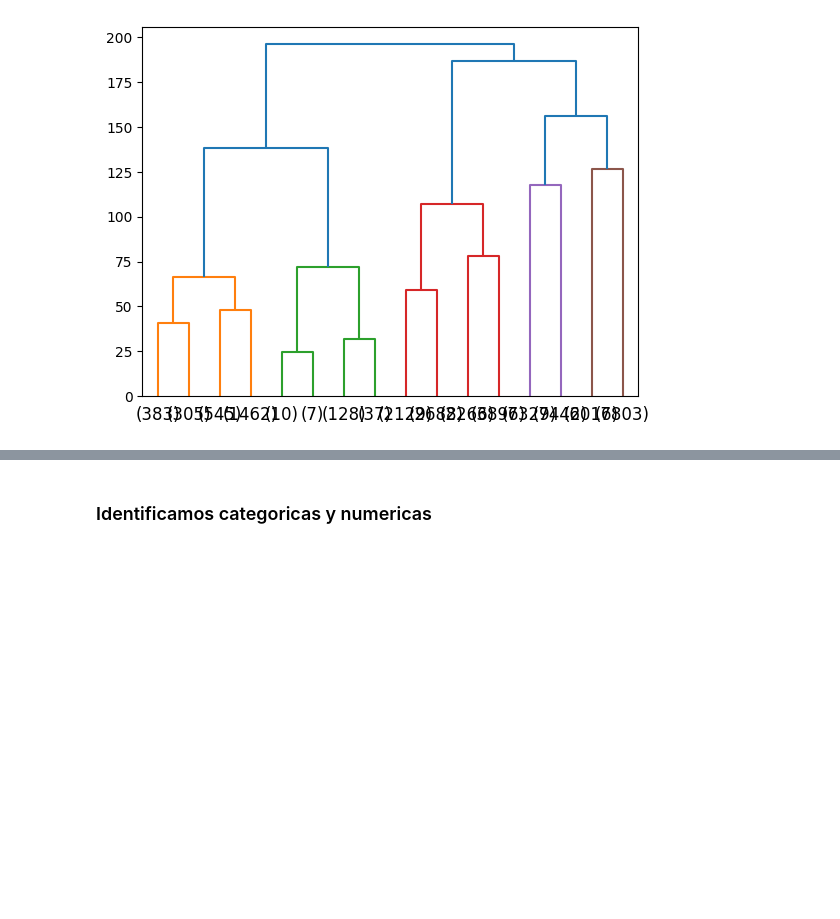
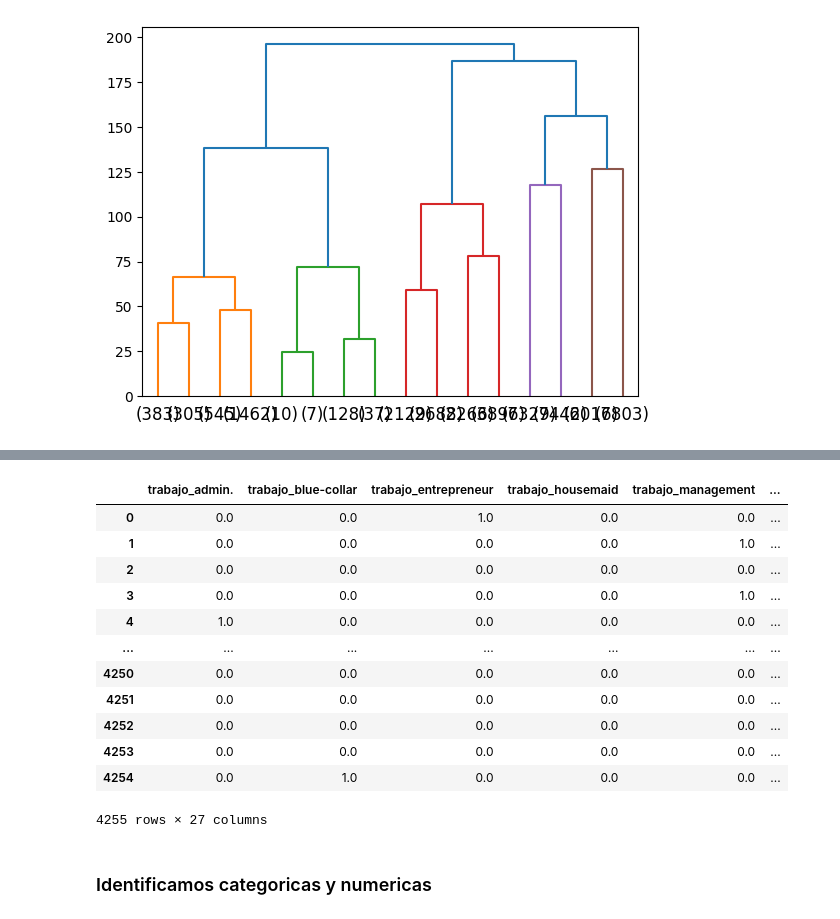
Before and after one commit to erxgli/Amacor_contexto_bancario, a Jupyter notebook: Caso_Práctico_3.ipynb, the cells around one changed output, grey strips where cells are left out. Saved outputs shown, nothing was run; the diff lists cells and outputs as text; code cells hidden in the pictures; blank space fills up the shorter version.

```diff
--- a/Caso_Práctico_3.ipynb
+++ b/Caso_Práctico_3.ipynb
@@ -184,0 +229,27 @@ df_cluster['clusters'] = grupos
+# %%
+# Tu código
+# Creamos el objeto que realizará la transformación
+
+#Instancio el OneHot
+onehot=OneHotEncoder()
+
+# Aplico el OneHot a la columna job y guardo el resultado en a
+onehot.fit(df_model_no_viewed_data_cluster[["trabajo","tipo_contacto","estado_civil","deuda","vivienda","prestamo"]])
+a=onehot.transform(df_model_no_viewed_data_cluster[["trabajo","tipo_contacto","estado_civil","deuda","vivienda","prestamo"]])
+
+# Convierto el a en data frame y lo llamo encoded_df
+encoded_df = pd.DataFrame(a.toarray(), columns=onehot.get_feature_names_out(["trabajo","tipo_contacto","estado_civil","deuda","vivienda","prestamo"]))
+
+# Reseteo el índice de los dos data frames antes de concatenarlos
+df_model_no_viewed_data_cluster.reset_index(drop=True, inplace=True)
+encoded_df.reset_index(drop=True, inplace=True)
+
+# concateno los dos data frames y los guardo machacando el df
+df_model_no_viewed_data_cluster=pd.concat([df_model_no_viewed_data_cluster,encoded_df],axis=1)
+
+# Elimino la columna Job original antigua, la categórica
+df_model_no_viewed_data_cluster.drop(columns=["trabajo","tipo_contacto","estado_civil","deuda","vivienda","prestamo"],inplace=True)
+
+# Muestro tamaño yu sample del data frame df transformado
+print(df_model_no_viewed_data_cluster.shape)
+df_model_no_viewed_data_cluster.sample(5)
@@ -184,0 +265,31 @@ df_cluster['clusters'] = grupos
+# %%
+ordinal = OrdinalEncoder(categories=[['priamria', 'secundaria/superiores', 'universitarios']])
+aux = ordinal.fit_transform(df_model_no_viewed_data_cluster['educacion'].values.reshape(-1, 1))
+df_model_no_viewed_data_cluster['educacion_codificado'] = aux
+df_model_no_viewed_data_cluster.drop(columns='educacion',inplace=True)
+# %%
+escalador = StandardScaler()
+aux = escalador.fit_transform(df_model_no_viewed_data_cluster[['edad']].values.reshape(-1, 1))
+df_model_no_viewed_data_cluster['edad_codificada'] = aux
+df_model_no_viewed_data_cluster.drop(columns='edad',inplace=True)
+# %%
+escalador = StandardScaler()
+aux = escalador.fit_transform(df_model_no_viewed_data_cluster[['saldo']].values.reshape(-1, 1))
+df_model_no_viewed_data_cluster['saldo_codificado'] = aux
+df_model_no_viewed_data_cluster.drop(columns='saldo',inplace=True)
+# %%
+df_model_no_viewed_data_cluster
+# %% [output]
+|  | trabajo_admin. | trabajo_blue-collar | trabajo_entrepreneur | trabajo_housemaid | trabajo_management | ... |
+| 0 | 0.0 | 0.0 | 1.0 | 0.0 | 0.0 | ... |
+| 1 | 0.0 | 0.0 | 0.0 | 0.0 | 1.0 | ... |
+| 2 | 0.0 | 0.0 | 0.0 | 0.0 | 0.0 | ... |
+| 3 | 0.0 | 0.0 | 0.0 | 0.0 | 1.0 | ... |
+| 4 | 1.0 | 0.0 | 0.0 | 0.0 | 0.0 | ... |
+| ... | ... | ... | ... | ... | ... | ... |
+| 4250 | 0.0 | 0.0 | 0.0 | 0.0 | 0.0 | ... |
+| 4251 | 0.0 | 0.0 | 0.0 | 0.0 | 0.0 | ... |
+| 4252 | 0.0 | 0.0 | 0.0 | 0.0 | 0.0 | ... |
+| 4253 | 0.0 | 0.0 | 0.0 | 0.0 | 0.0 | ... |
+| 4254 | 0.0 | 1.0 | 0.0 | 0.0 | 0.0 | ... |
+4255 rows × 27 columns
```
Also changed, not shown: parts of 31 cells of this notebook, 1 other file.
